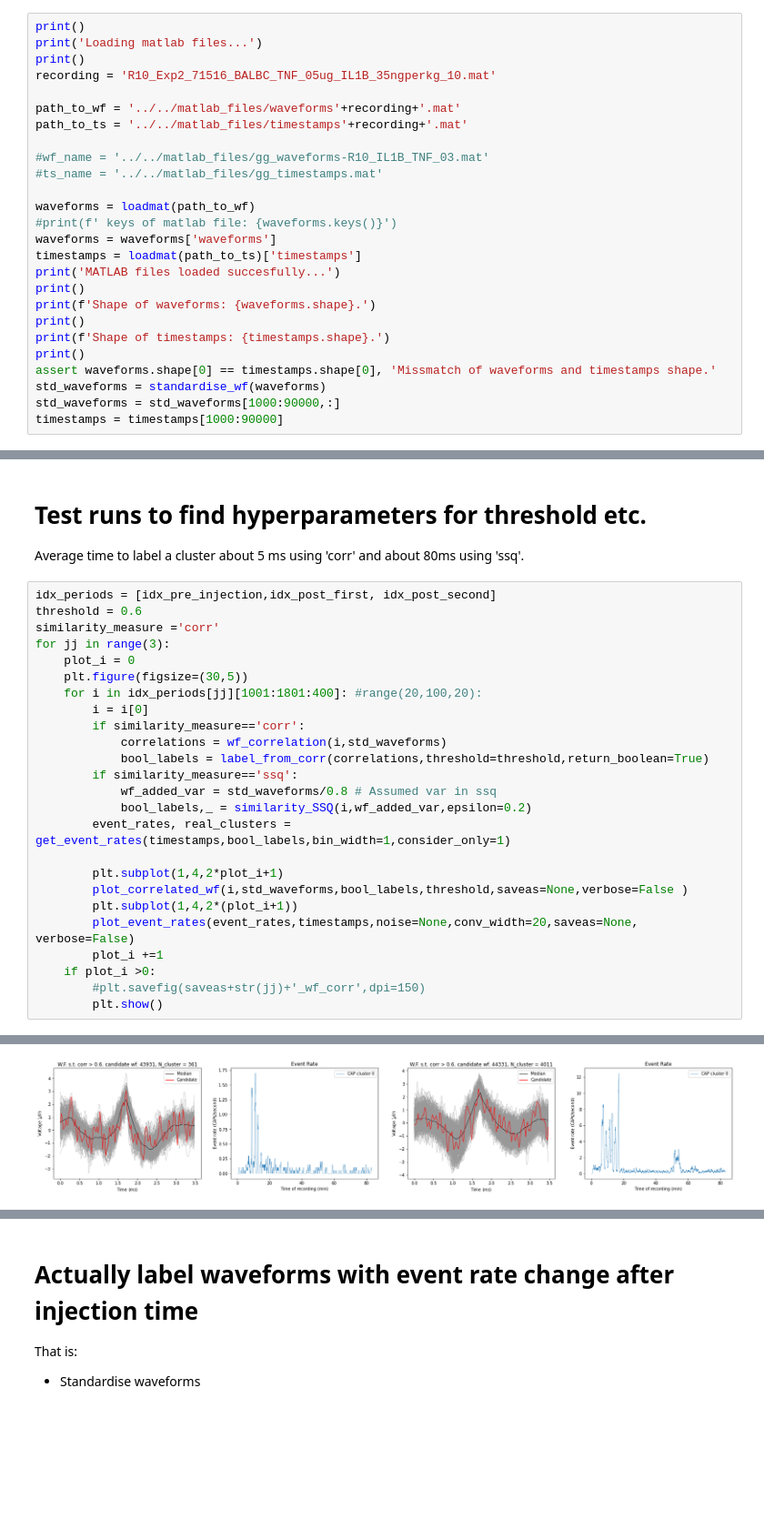
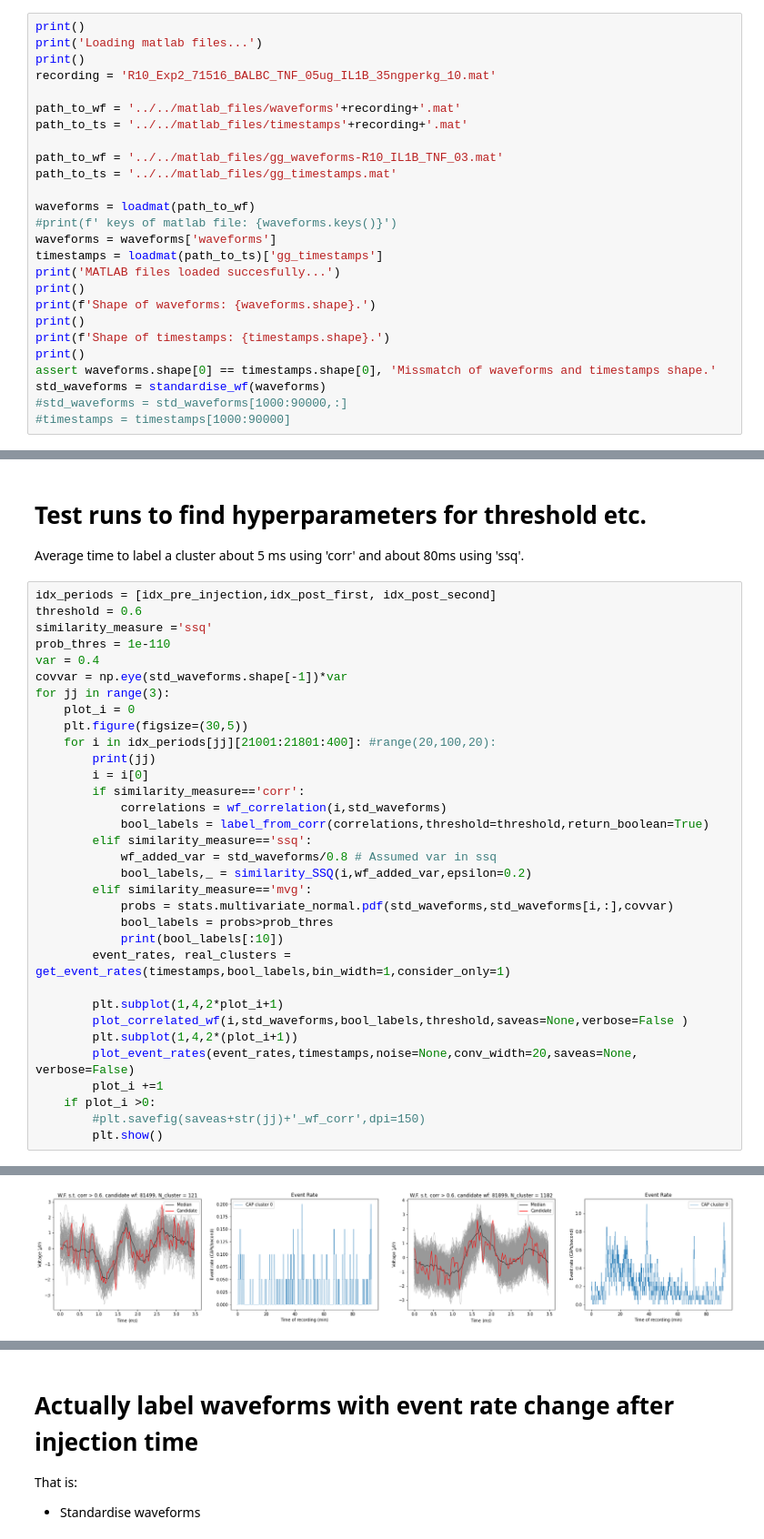
Before and after one commit to gabberiel/cytokine_activity, a Jupyter notebook: gg_jupyters/tune_ev_label_hyp_params_.ipynb, the cells around one changed output, grey strips where cells are left out. Shown at 91% size. Drawn from its saved outputs; the diff is of its cells as text; blank space fills up the shorter version.

```diff
--- a/gg_jupyters/tune_ev_label_hyp_params_.ipynb
+++ b/gg_jupyters/tune_ev_label_hyp_params_.ipynb
@@ -21,13 +21,13 @@ recording = 'R10_Exp2_71516_BALBC_TNF_05ug_IL1B_35ngperkg_10.mat'
 path_to_wf = '../../matlab_files/waveforms'+recording+'.mat'
 path_to_ts = '../../matlab_files/timestamps'+recording+'.mat'
 
-#wf_name = '../../matlab_files/gg_waveforms-R10_IL1B_TNF_03.mat'
-#ts_name = '../../matlab_files/gg_timestamps.mat'
+path_to_wf = '../../matlab_files/gg_waveforms-R10_IL1B_TNF_03.mat'
+path_to_ts = '../../matlab_files/gg_timestamps.mat'
 
 waveforms = loadmat(path_to_wf)
 #print(f' keys of matlab file: {waveforms.keys()}')
 waveforms = waveforms['waveforms']
-timestamps = loadmat(path_to_ts)['timestamps']
+timestamps = loadmat(path_to_ts)['gg_timestamps']
 print('MATLAB files loaded succesfully...')
 print()
 print(f'Shape of waveforms: {waveforms.shape}.')
@@ -36,8 +36,8 @@ print(f'Shape of timestamps: {timestamps.shape}.')
 print()
 assert waveforms.shape[0] == timestamps.shape[0], 'Missmatch of waveforms and timestamps shape.'
 std_waveforms = standardise_wf(waveforms)
-std_waveforms = std_waveforms[1000:90000,:]
-timestamps = timestamps[1000:90000]
+#std_waveforms = std_waveforms[1000:90000,:]
+#timestamps = timestamps[1000:90000]
 # %% [output]
 Loading matlab files...
 
@@ -86,18 +86,26 @@ Average time to label a cluster about 5 ms using 'corr' and about 80ms using 'ss
 # %%
 idx_periods = [idx_pre_injection,idx_post_first, idx_post_second]
 threshold = 0.6
-similarity_measure ='corr'
+similarity_measure ='ssq'
+prob_thres = 1e-110
+var = 0.4
+covvar = np.eye(std_waveforms.shape[-1])*var
 for jj in range(3):
     plot_i = 0
     plt.figure(figsize=(30,5))
-    for i in idx_periods[jj][1001:1801:400]: #range(20,100,20):
+    for i in idx_periods[jj][21001:21801:400]: #range(20,100,20):
+        print(jj)
         i = i[0]
         if similarity_measure=='corr':
             correlations = wf_correlation(i,std_waveforms)
             bool_labels = label_from_corr(correlations,threshold=threshold,return_boolean=True)
-        if similarity_measure=='ssq':
+        elif similarity_measure=='ssq':
             wf_added_var = std_waveforms/0.8 # Assumed var in ssq
             bool_labels,_ = similarity_SSQ(i,wf_added_var,epsilon=0.2)
+        elif similarity_measure=='mvg':
+            probs = stats.multivariate_normal.pdf(std_waveforms,std_waveforms[i,:],covvar)
+            bool_labels = probs>prob_thres
+            print(bool_labels[:10])
         event_rates, real_clusters = get_event_rates(timestamps,bool_labels,bin_width=1,consider_only=1)
 
         plt.subplot(1,4,2*plot_i+1)
@@ -121,3 +134,3 @@ Number of waveforms above threshold for wf_idx=44331 : 4011.
 Plotting 500...
 No given noise..
-[figure, old version]
+[figure, new version]
```
Also changed, not shown: parts of 6 cells of this notebook, 11 other files.
